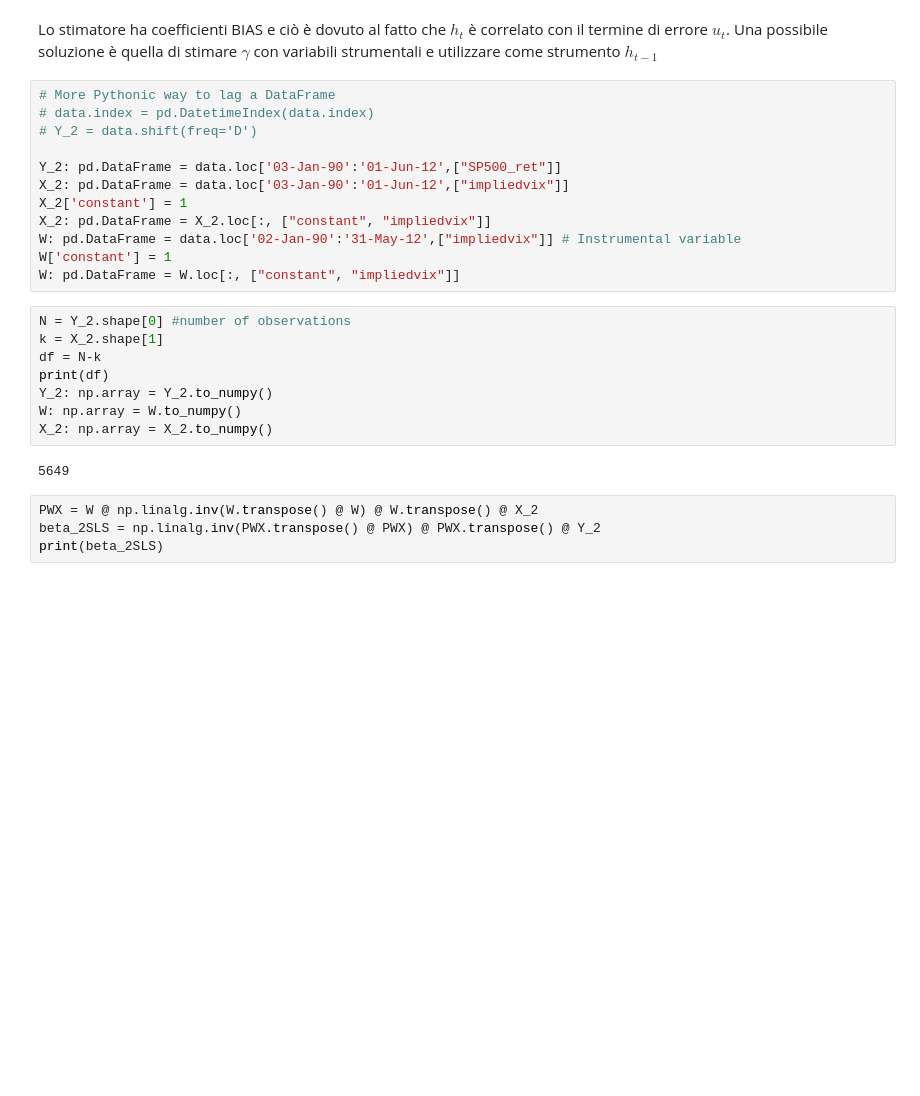
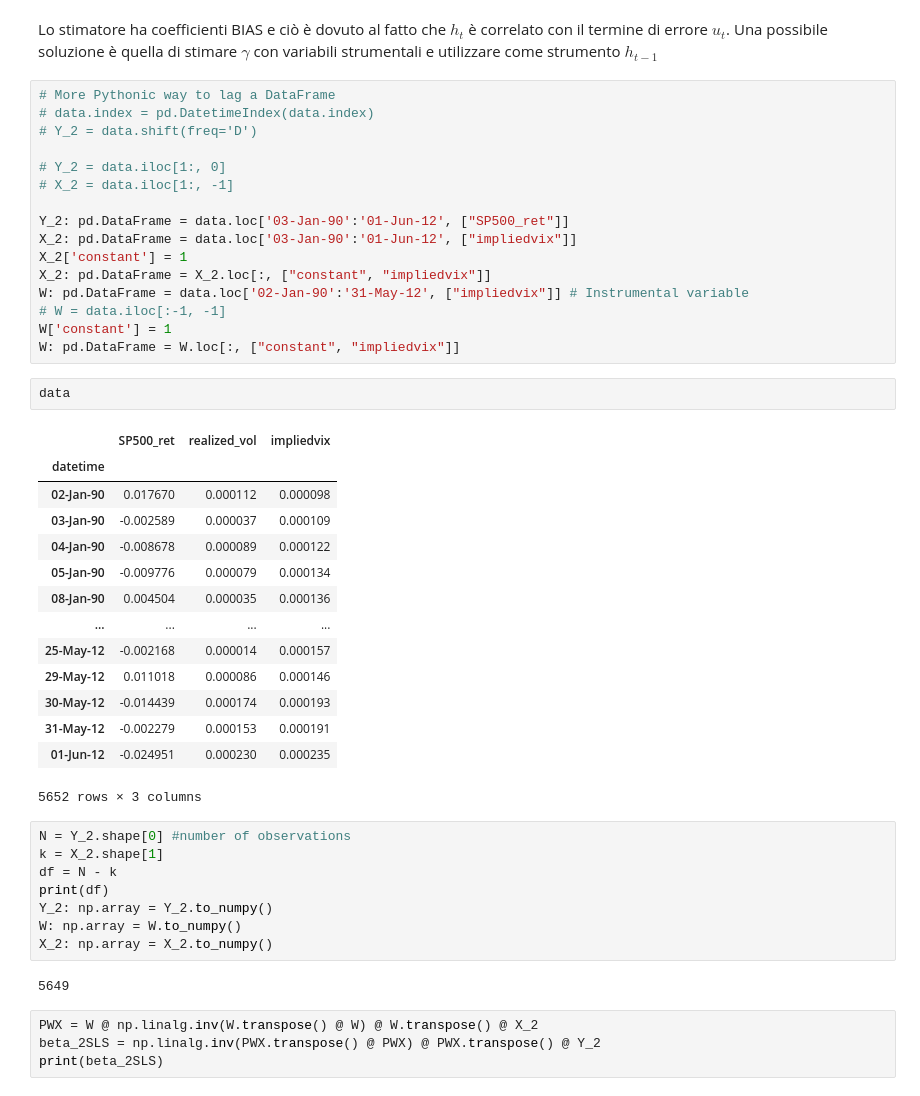
Before and after one commit to Andrea21R/Econometrics-Course, a Jupyter notebook: jupyter_lab/IV.ipynb, the cells around one changed output. Saved outputs shown, nothing was run; the diff lists cells and outputs as text; blank space fills up the shorter version.

```diff
--- a/jupyter_lab/IV.ipynb
+++ b/jupyter_lab/IV.ipynb
@@ -95,17 +95,38 @@ Lo stimatore ha coefficienti BIAS e ciò è dovuto al fatto che $h_t$ è correla
 # data.index = pd.DatetimeIndex(data.index)
 # Y_2 = data.shift(freq='D')
 
-Y_2: pd.DataFrame = data.loc['03-Jan-90':'01-Jun-12',["SP500_ret"]]
-X_2: pd.DataFrame = data.loc['03-Jan-90':'01-Jun-12',["impliedvix"]]
+# Y_2 = data.iloc[1:, 0]
+# X_2 = data.iloc[1:, -1]
+
+Y_2: pd.DataFrame = data.loc['03-Jan-90':'01-Jun-12', ["SP500_ret"]]
+X_2: pd.DataFrame = data.loc['03-Jan-90':'01-Jun-12', ["impliedvix"]]
 X_2['constant'] = 1
 X_2: pd.DataFrame = X_2.loc[:, ["constant", "impliedvix"]]
-W: pd.DataFrame = data.loc['02-Jan-90':'31-May-12',["impliedvix"]] # Instrumental variable
+W: pd.DataFrame = data.loc['02-Jan-90':'31-May-12', ["impliedvix"]] # Instrumental variable
+# W = data.iloc[:-1, -1]
 W['constant'] = 1
 W: pd.DataFrame = W.loc[:, ["constant", "impliedvix"]]
+# %%
+data
+# %% [output]
+|  | SP500_ret | realized_vol | impliedvix |
+| datetime |  |  |  |
+| 02-Jan-90 | 0.017670 | 0.000112 | 0.000098 |
+| 03-Jan-90 | -0.002589 | 0.000037 | 0.000109 |
+| 04-Jan-90 | -0.008678 | 0.000089 | 0.000122 |
+| 05-Jan-90 | -0.009776 | 0.000079 | 0.000134 |
+| 08-Jan-90 | 0.004504 | 0.000035 | 0.000136 |
+| ... | ... | ... | ... |
+| 25-May-12 | -0.002168 | 0.000014 | 0.000157 |
+| 29-May-12 | 0.011018 | 0.000086 | 0.000146 |
+| 30-May-12 | -0.014439 | 0.000174 | 0.000193 |
+| 31-May-12 | -0.002279 | 0.000153 | 0.000191 |
+| 01-Jun-12 | -0.024951 | 0.000230 | 0.000235 |
+5652 rows × 3 columns
 # %%
 N = Y_2.shape[0] #number of observations
 k = X_2.shape[1]
-df = N-k
+df = N - k
 print(df)
 Y_2: np.array = Y_2.to_numpy()
 W: np.array = W.to_numpy()
```
Also changed, not shown: parts of 4 cells of this notebook.
